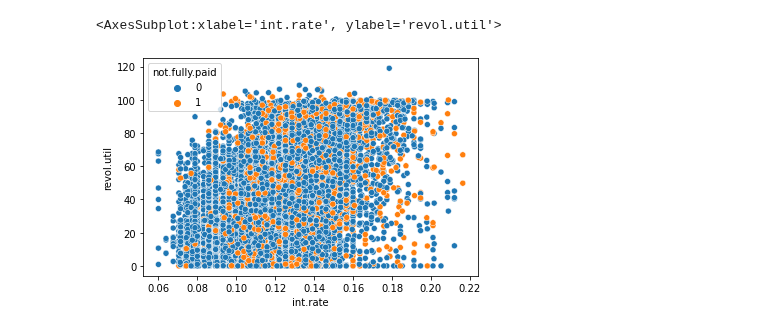
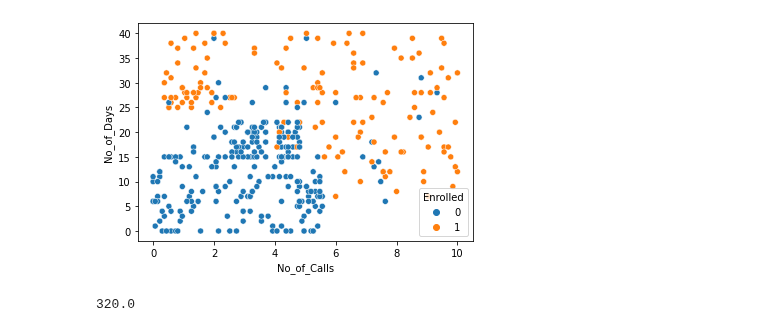
Before and after one commit to anidec25/Linear-Regression, a Jupyter notebook: knn.ipynb, the cells around one changed output. Saved outputs shown, nothing was run; the diff lists cells and outputs as text; code cells hidden in the pictures.

```diff
--- a/knn.ipynb
+++ b/knn.ipynb
@@ -22,2 +18,0 @@ df.head()
-# %%
-df = df[['int.rate','installment','log.annual.inc','dti','fico','days.with.cr.line','revol.bal','revol.util','not.fully.paid']]
@@ -64,5 +19,5 @@ sns.heatmap(df.corr(), annot=True)
-# %%
-sns.scatterplot(x=df['int.rate'], y=df['revol.util'], hue = df['not.fully.paid'])
-# %% [output]
-<AxesSubplot:xlabel='int.rate', ylabel='revol.util'>
-[figure, removed]
+# %%
+sns.scatterplot(x = 'No_of_Calls', y= 'No_of_Days', hue='Enrolled', data=df)
+plt.show()
+# %% [output]
+[figure, added]
@@ -68,0 +28,4 @@ sns.scatterplot(x=df['int.rate'], y=df['revol.util'], hue = df['not.fully.paid']
+# %%
+df.shape[0] * 0.8
+# %% [output]
+320.0
```
Also changed, not shown: parts of 47 cells of this notebook, 3 other files.
